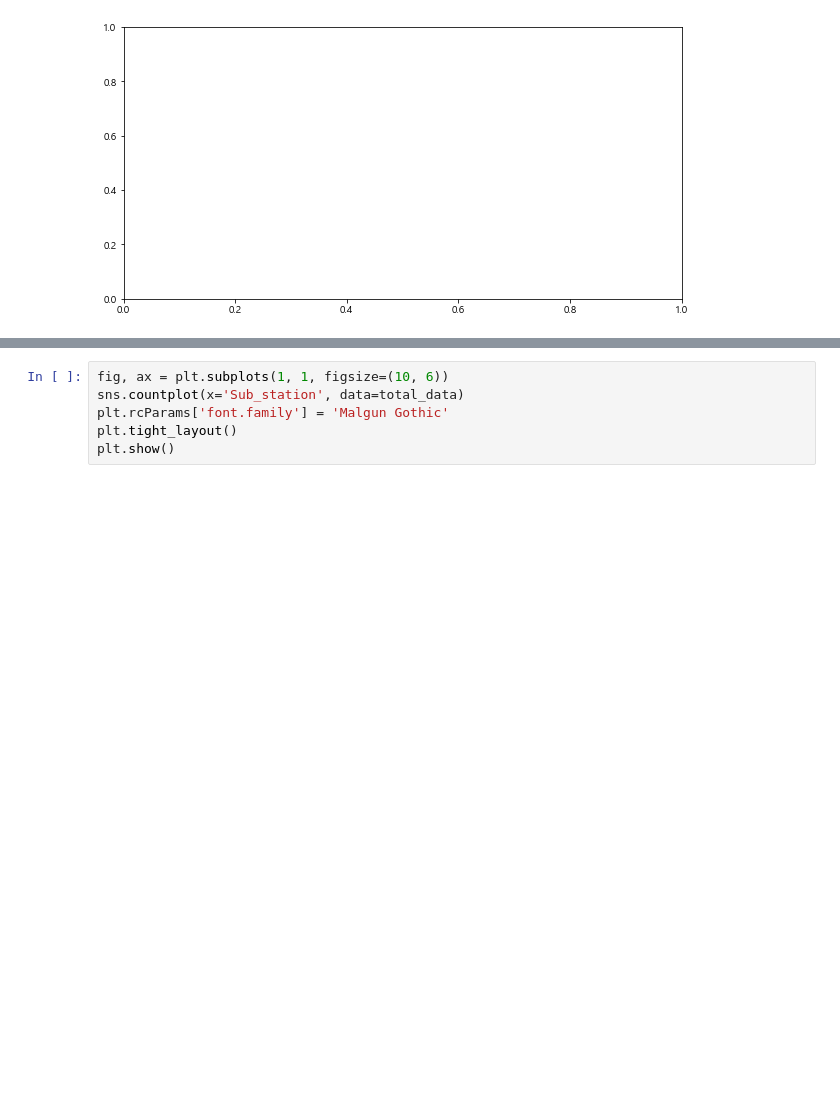
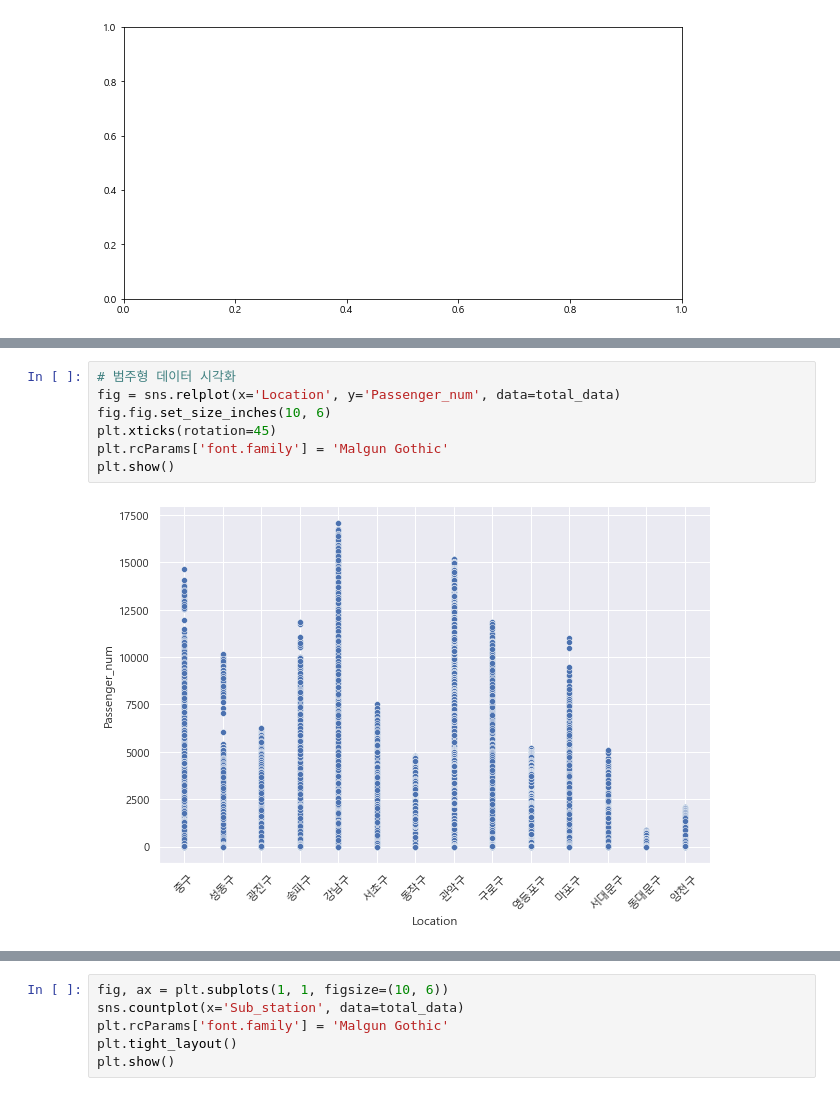
Before and after one commit to HyeongSeok-Park/Academy_Second_Project, a Jupyter notebook: 데이터 전처리 및 시각화.ipynb, the cells around one changed output, grey strips where cells are left out. Saved outputs shown, nothing was run; the diff lists cells and outputs as text; blank space fills up the shorter version.

```diff
--- a/데이터 전처리 및 시각화.ipynb
+++ b/데이터 전처리 및 시각화.ipynb
@@ -767,3 +821,12 @@ plt.show()
+# %%
+# 범주형 데이터 시각화
+fig = sns.relplot(x='Location', y='Passenger_num', data=total_data)
+fig.fig.set_size_inches(10, 6)
+plt.xticks(rotation=45)
+plt.rcParams['font.family'] = 'Malgun Gothic'
+plt.show()
+# %% [output]
+[figure, added]
 # %%
 fig, ax = plt.subplots(1, 1, figsize=(10, 6))
 sns.countplot(x='Date', data=total_data)
```
Also changed, not shown: parts of 7 cells of this notebook.
